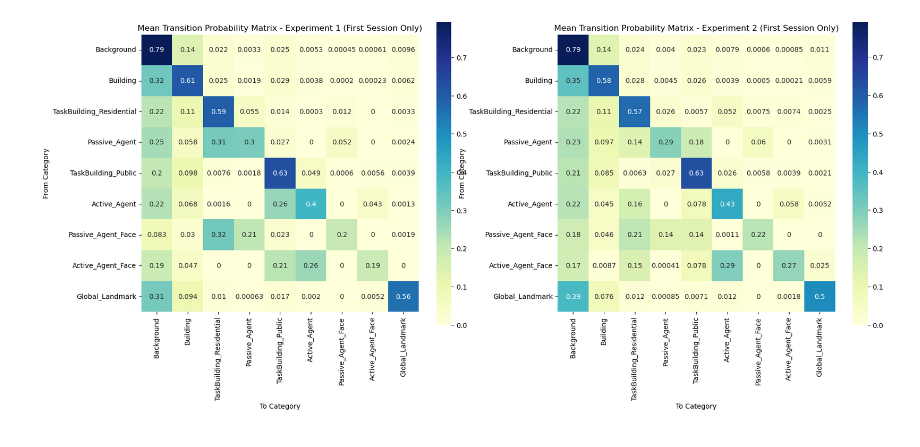
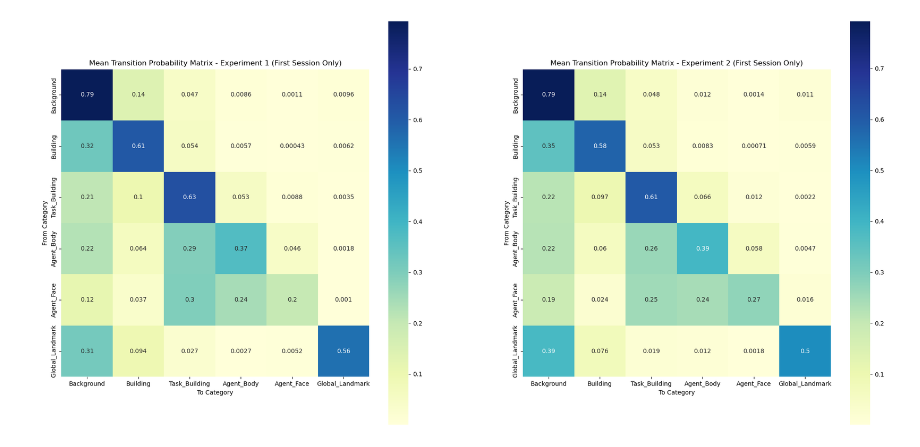
Before and after one commit to tracysanchez/Human_Agents_Impact_Nav, a Jupyter notebook: Exp2/Entropy/01_Transition_Proportions_Visualization.ipynb, the cells around one changed output. Saved outputs shown, nothing was run; the diff lists cells and outputs as text; code cells hidden in the pictures.

```diff
--- a/Exp2/Entropy/01_Transition_Proportions_Visualization.ipynb
+++ b/Exp2/Entropy/01_Transition_Proportions_Visualization.ipynb
@@ -6,7 +6,7 @@ import glob
 import os
 # %%
 # Path where matrices are saved
-save_matrix_path = "/Volumes/TwoTeras/1_Experiment_2/Entropy_Results/Matrices/"
+save_matrix_path = "/Volumes/TwoTeras/1_Experiment_2/Entropy_Results/Matrices/Reduced/"
 
 # Load all transition matrix CSV files in the directory
 matrix_files = glob.glob(os.path.join(save_matrix_path, "*.csv"))
@@ -144,34 +144,37 @@ def calculate_mean_matrix(path, reference_index=None):
 
         matrices.append(df)
 
     # Calculate the mean of all matrices without normalization
     mean_matrix = sum(matrices) / len(matrices)
 
     return mean_matrix
 
 # Paths for each experiment
-path_exp1 = "/Volumes/TwoTeras/0_Experiment_1/Entropy_Results/Matrices/"
-path_exp2 = "/Volumes/TwoTeras/1_Experiment_2/Entropy_Results/Matrices/"
+path_exp1 = "/Volumes/TwoTeras/0_Experiment_1/Entropy_Results/Matrices/Reduced"
+path_exp2 = "/Volumes/TwoTeras/1_Experiment_2/Entropy_Results/Matrices/Reduced"
 
 # Calculate mean matrices for each experiment, using a fixed category order based on Experiment 1
 mean_matrix_exp1 = calculate_mean_matrix(path_exp1)
 mean_matrix_exp2 = calculate_mean_matrix(path_exp2, reference_index=mean_matrix_exp1.index)
 
 # Plot the mean matrices side by side
-fig, axes = plt.subplots(1, 2, figsize=(20, 8))
+fig, axes = plt.subplots(1, 2, figsize=(25, 12))
 
 sns.heatmap(mean_matrix_exp1, annot=True, cmap="YlGnBu", cbar=True, square=True,
             xticklabels=mean_matrix_exp1.columns, yticklabels=mean_matrix_exp1.index, ax=axes[0])
 axes[0].set_title('Mean Transition Probability Matrix - Experiment 1 (First Session Only)')
 axes[0].set_xlabel('To Category')
 axes[0].set_ylabel('From Category')
 
 sns.heatmap(mean_matrix_exp2, annot=True, cmap="YlGnBu", cbar=True, square=True,
             xticklabels=mean_matrix_exp2.columns, yticklabels=mean_matrix_exp2.index, ax=axes[1])
 axes[1].set_title('Mean Transition Probability Matrix - Experiment 2 (First Session Only)')
 axes[1].set_xlabel('To Category')
 axes[1].set_ylabel('From Category')
 
+# Save the figure
+output_path = "/Volumes/TwoTeras/0_Experiment_1/Entropy_Results/mean_transition_matrices.png"  # Replace with your desired file path
+plt.savefig(output_path, dpi=300, bbox_inches='tight')
 plt.show()
 # %% [output]
-[figure, old version]
+[figure, new version]
```
Also changed, not shown: parts of 2 cells of this notebook, 5 other files.
